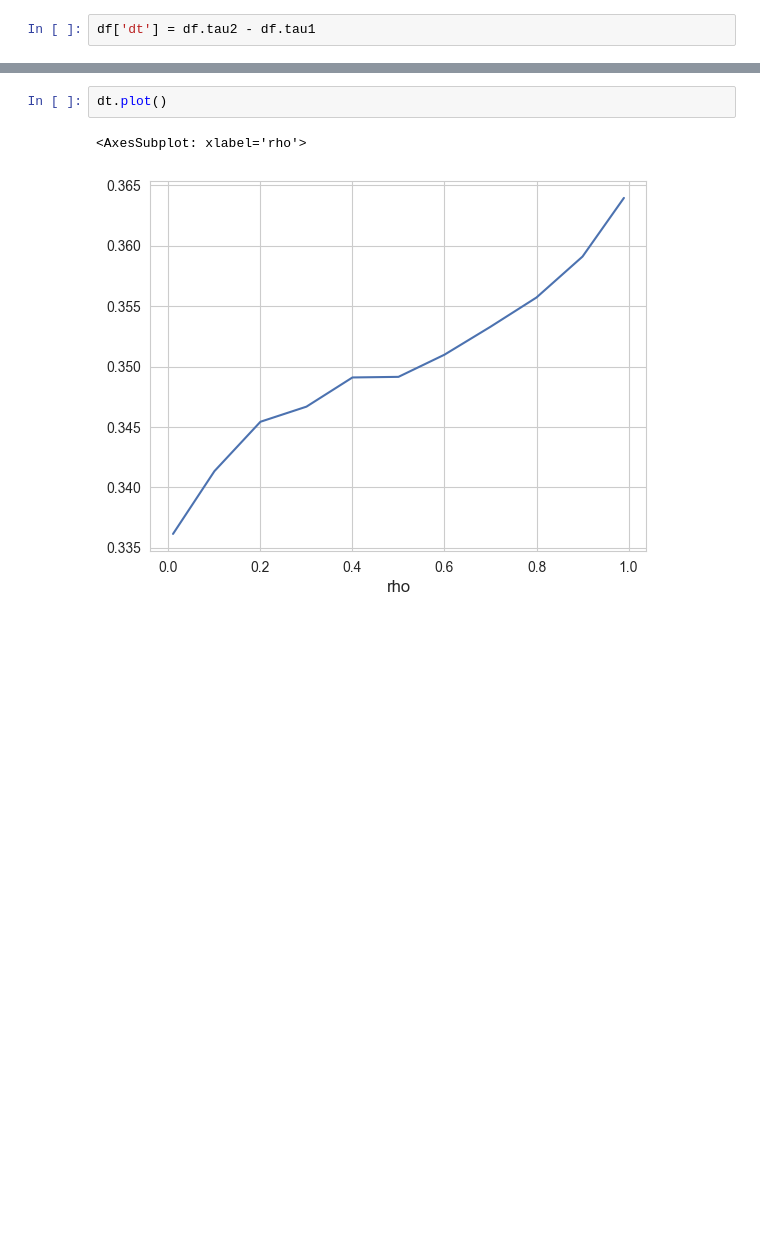
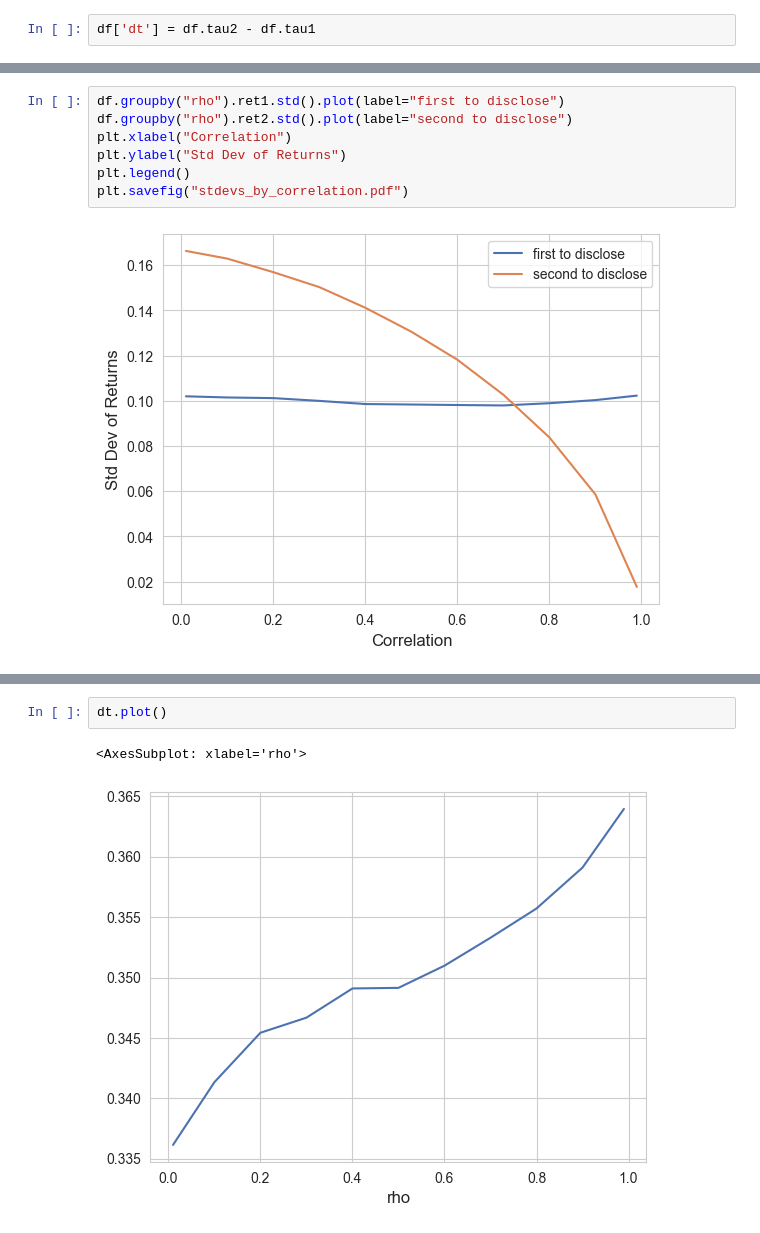
Before and after one commit to kerryback/2022-BCKX, a Jupyter notebook: code/5_figures.ipynb, the cells around one changed output, grey strips where cells are left out. Cells and saved outputs as stored; diff of their text form; blank space fills up the shorter version.

```diff
--- a/code/5_figures.ipynb
+++ b/code/5_figures.ipynb
@@ -765,0 +779,9 @@ df[df.P2_tau1 - df.P1_tau1>0].shape
+# %%
+df.groupby("rho").ret1.std().plot(label="first to disclose")
+df.groupby("rho").ret2.std().plot(label="second to disclose")
+plt.xlabel("Correlation")
+plt.ylabel("Std Dev of Returns")
+plt.legend()
+plt.savefig("stdevs_by_correlation.pdf")
+# %% [output]
+[figure, added]
```
Also changed, not shown: parts of 8 cells of this notebook, 18 other files.
